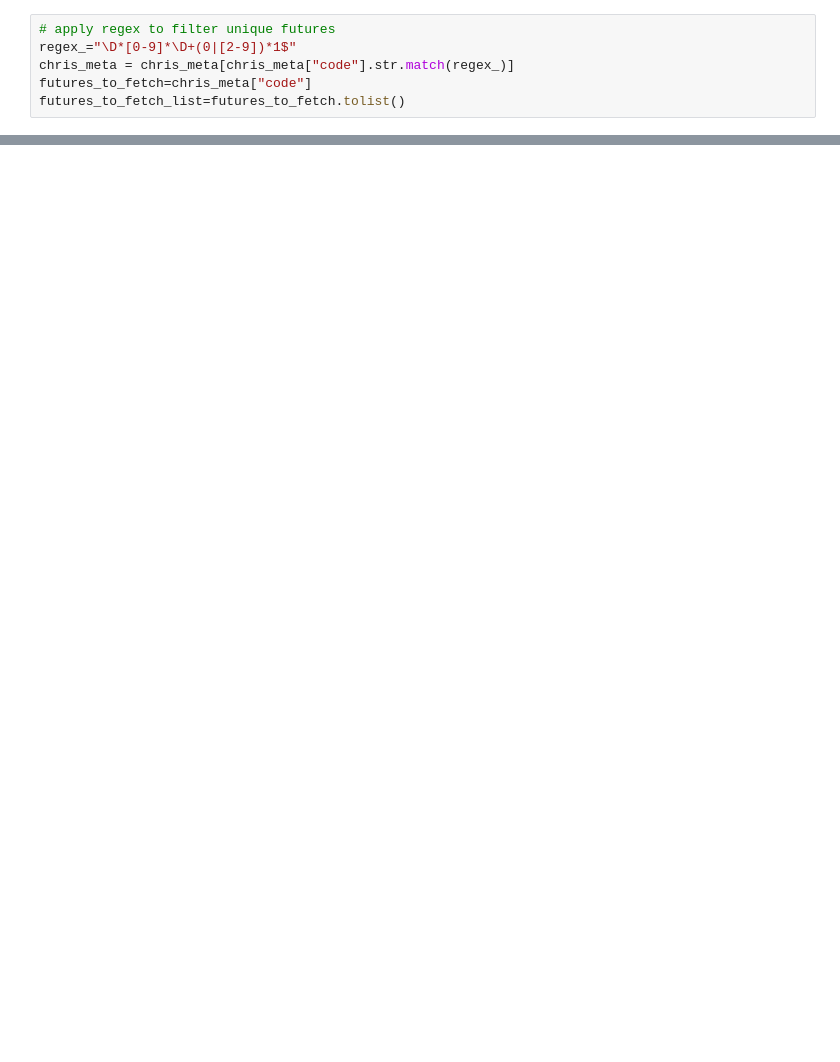
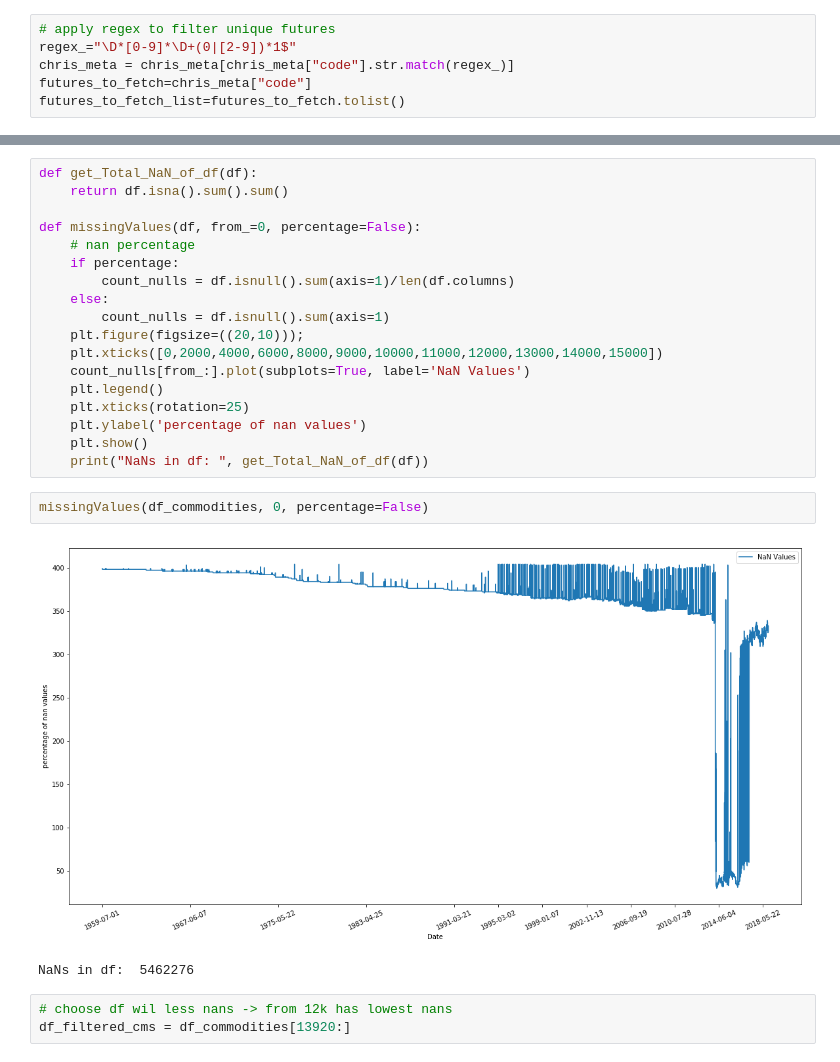
Before and after one commit to weberjoe/cme_futures_analysis, a Jupyter notebook: commodities_fetch.ipynb, the cells around one changed output, grey strips where cells are left out. Drawn from its saved outputs; the diff is of its cells as text; blank space fills up the shorter version.

```diff
--- a/commodities_fetch.ipynb
+++ b/commodities_fetch.ipynb
@@ -128,0 +119,26 @@ E_COMMODITIES_GRAIN=[s + col_ for s in E_COMMODITIES_GRAIN]
+# %%
+def get_Total_NaN_of_df(df):
+    return df.isna().sum().sum()
+
+def missingValues(df, from_=0, percentage=False):
+    # nan percentage
+    if percentage:
+        count_nulls = df.isnull().sum(axis=1)/len(df.columns)
+    else:
+        count_nulls = df.isnull().sum(axis=1)
+    plt.figure(figsize=((20,10)));
+    plt.xticks([0,2000,4000,6000,8000,9000,10000,11000,12000,13000,14000,15000])
+    count_nulls[from_:].plot(subplots=True, label='NaN Values')
+    plt.legend()
+    plt.xticks(rotation=25)
+    plt.ylabel('percentage of nan values')
+    plt.show()
+    print("NaNs in df: ", get_Total_NaN_of_df(df))
+# %%
+missingValues(df_commodities, 0, percentage=False)
+# %% [output]
+[figure, added]
+NaNs in df:  5462276
+# %%
+# choose df wil less nans -> from 12k has lowest nans
+df_filtered_cms = df_commodities[13920:]
```
Also changed, not shown: parts of 19 cells of this notebook, 1 other file.
